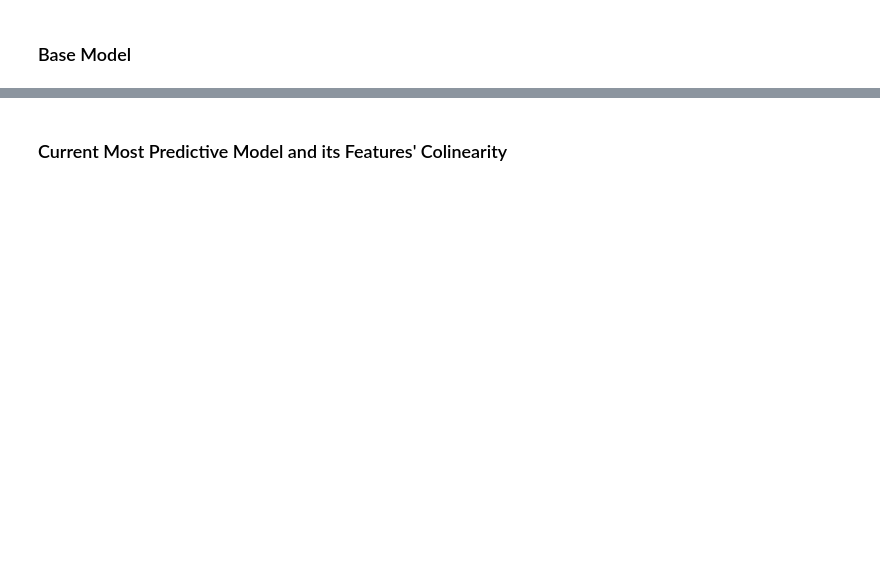
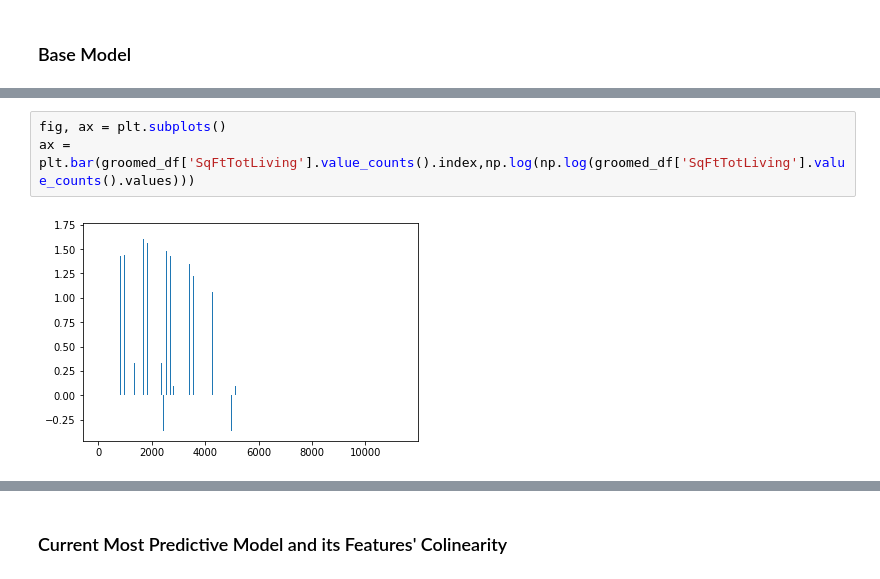
Before and after one commit to sam-thurman/king_county_housing, a Jupyter notebook: notebooks/exploratory/sam_exploratory_2.ipynb, the cells around one changed output, grey strips where cells are left out. Drawn from its saved outputs; the diff is of its cells as text; blank space fills up the shorter version.

```diff
--- a/notebooks/exploratory/sam_exploratory_2.ipynb
+++ b/notebooks/exploratory/sam_exploratory_2.ipynb
@@ -93,3 +94,8 @@ Warnings:
 [1] Standard Errors assume that the covariance matrix of the errors is correctly specified.
 [2] The condition number is large, 5.68e+03. This might indicate that there are
 strong multicollinearity or other numerical problems.
+# %%
+fig, ax = plt.subplots()
+ax = plt.bar(groomed_df['SqFtTotLiving'].value_counts().index,np.log(np.log(groomed_df['SqFtTotLiving'].value_counts().values)))
+# %% [output]
+[figure, added]
```
Also changed, not shown: parts of 7 cells of this notebook, 4 other files.
